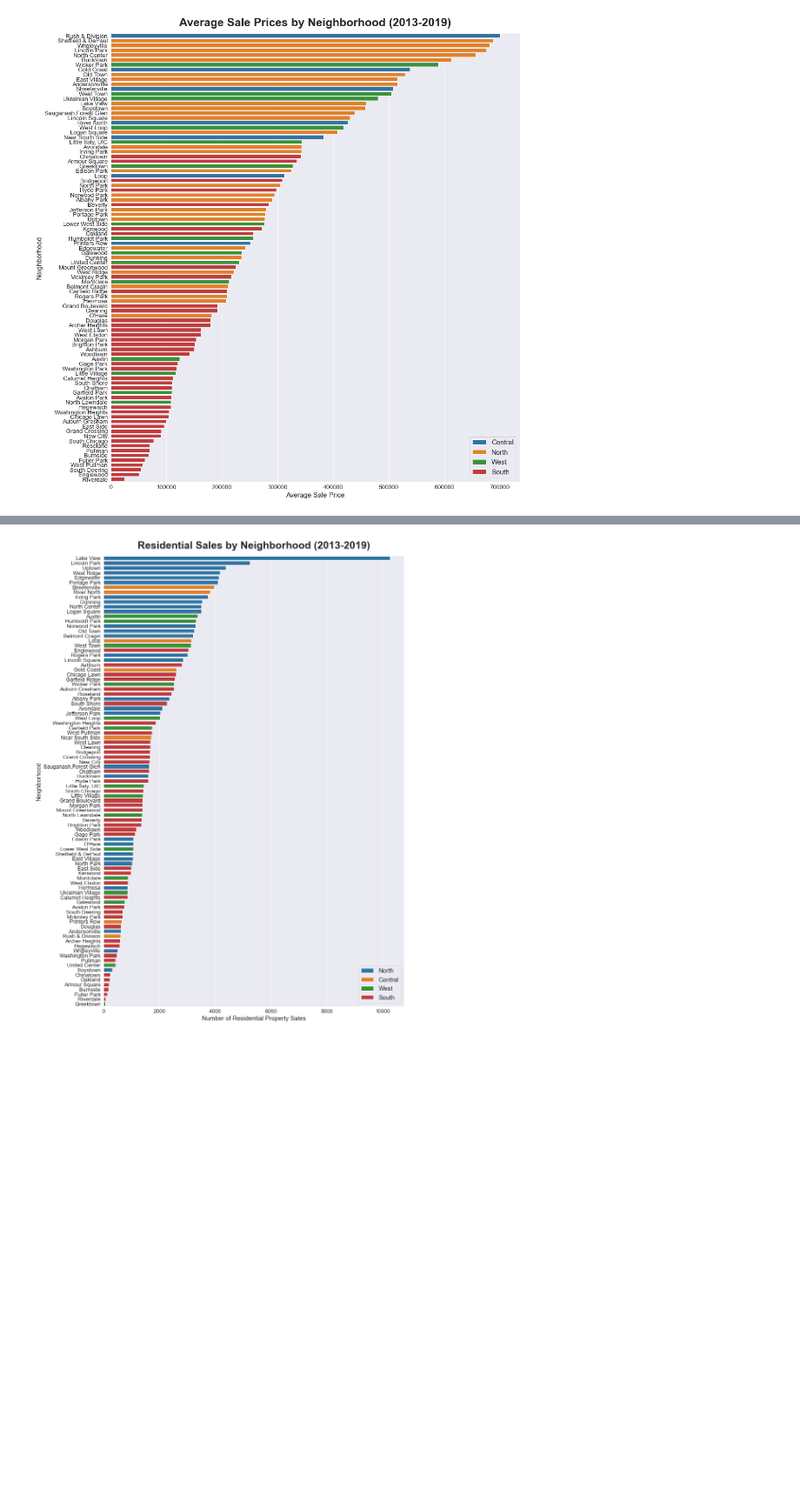
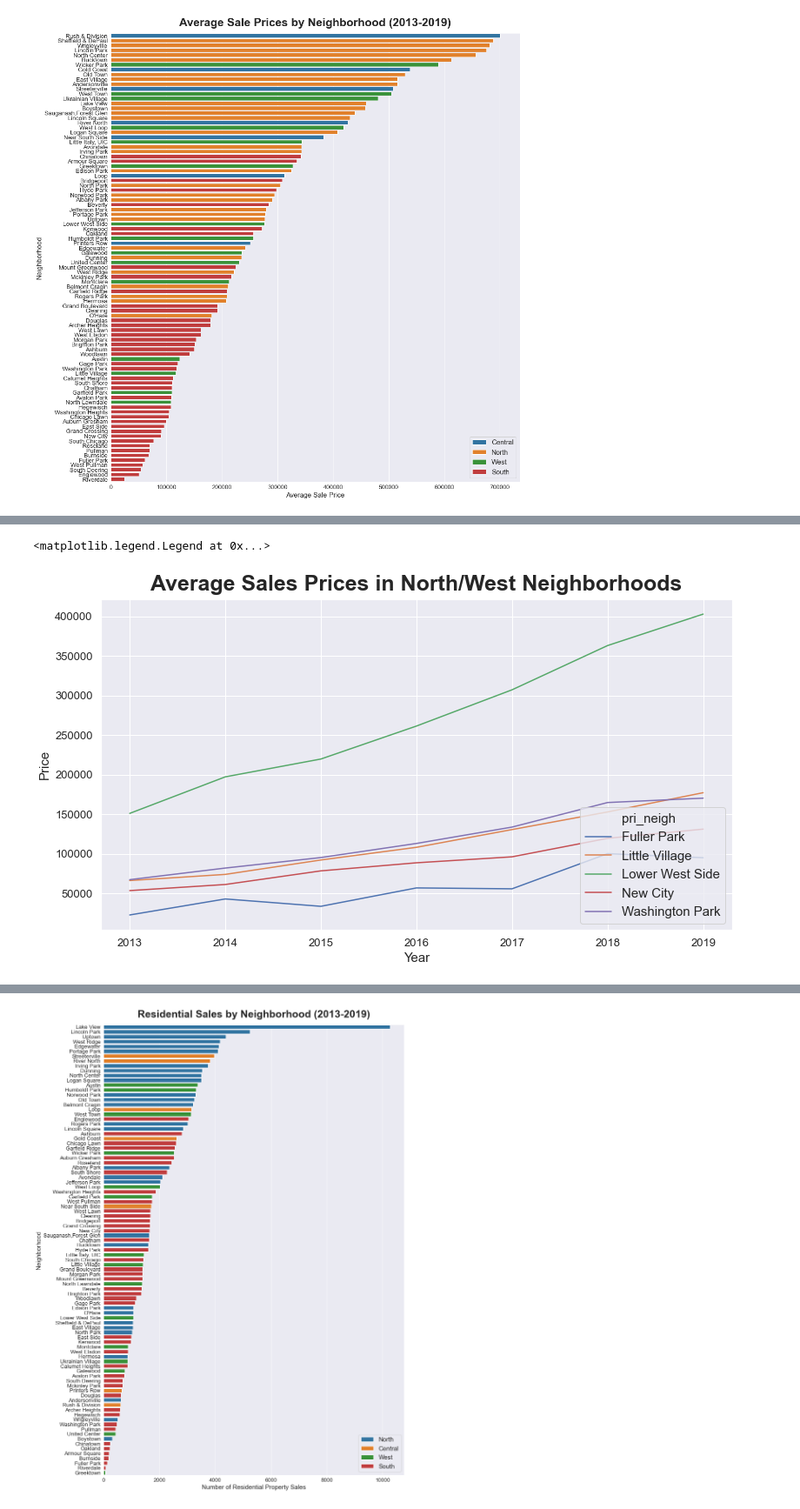
Before and after one commit to ymericson/ml-project, a Jupyter notebook: data_viz.ipynb, the cells around one changed output, grey strips where cells are left out. Shown at 87% size. Saved outputs shown, nothing was run; the diff lists cells and outputs as text; code cells hidden in the pictures; blank space fills up the shorter version.

```diff
--- a/data_viz.ipynb
+++ b/data_viz.ipynb
@@ -135,0 +146,8 @@ plt.show()
+# %%
+north_compare = final_df[(final_df['Year'] == 2013) | (final_df['Year'] == 2019)]
+north_compare = north_compare[(north_compare['side'] == 'North')]
+north_compare = north_compare.groupby(['pri_neigh', 'Year'])['sale_price'].mean().unstack()
+north_compare = north_compare.sort_values(by=2019, ascending=True)
+north_compare['diff'] = (north_compare[2019] - north_compare[2013]) / north_compare[2013]
+north_compare = north_compare.sort_values(by='diff', ascending=False)
+north_compare.head()
@@ -135,0 +162,18 @@ plt.show()
+# %%
+top_price_growth = list(north_compare.index[:5])
+nbh_sale_by_year = pd.DataFrame(final_df.groupby(['pri_neigh', 'Year'])['sale_price'].mean()).reset_index()
+nbh_sale_by_year = nbh_sale_by_year[nbh_sale_by_year['pri_neigh'].isin(top_price_growth)]
+
+fig, ax = plt.subplots(figsize=(13,7))
+
+sns.lineplot(x="Year", y="sale_price", hue='pri_neigh', data=nbh_sale_by_year)
+ax.set_title('Average Sales Prices in North/West Neighborhoods', fontsize=25,
+             fontweight="bold", loc='center', y=1.01)
+ax.set_xlabel('Year', fontsize=15)
+ax.set_ylabel('Price', fontsize=15)
+plt.xticks(fontsize=13)
+plt.yticks(fontsize=13)
+plt.legend(loc='lower right', fontsize=15)
+# %% [output]
+<matplotlib.legend.Legend at 0x...>
+[figure, added]
```
Also changed, not shown: parts of 20 cells of this notebook, 3 other files.
